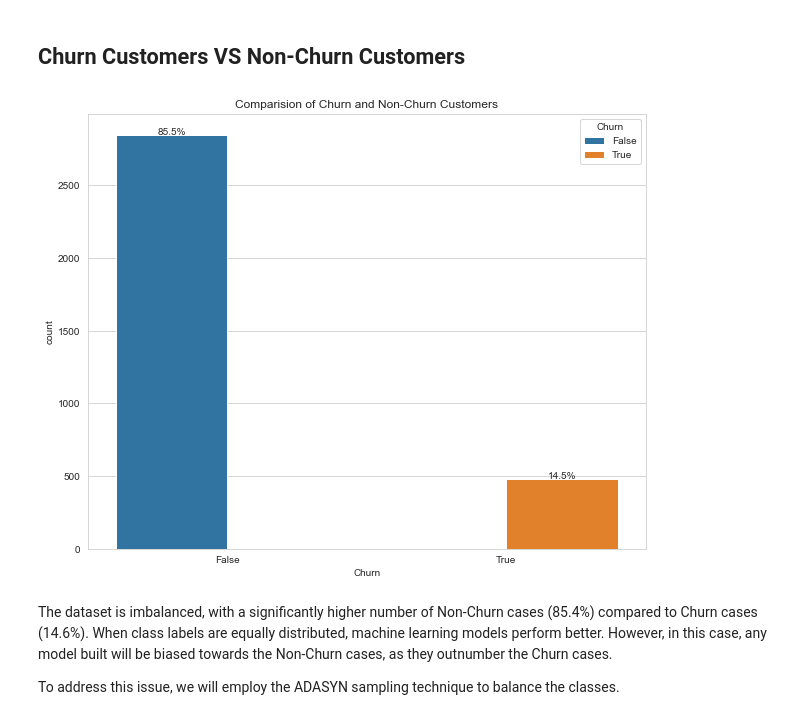
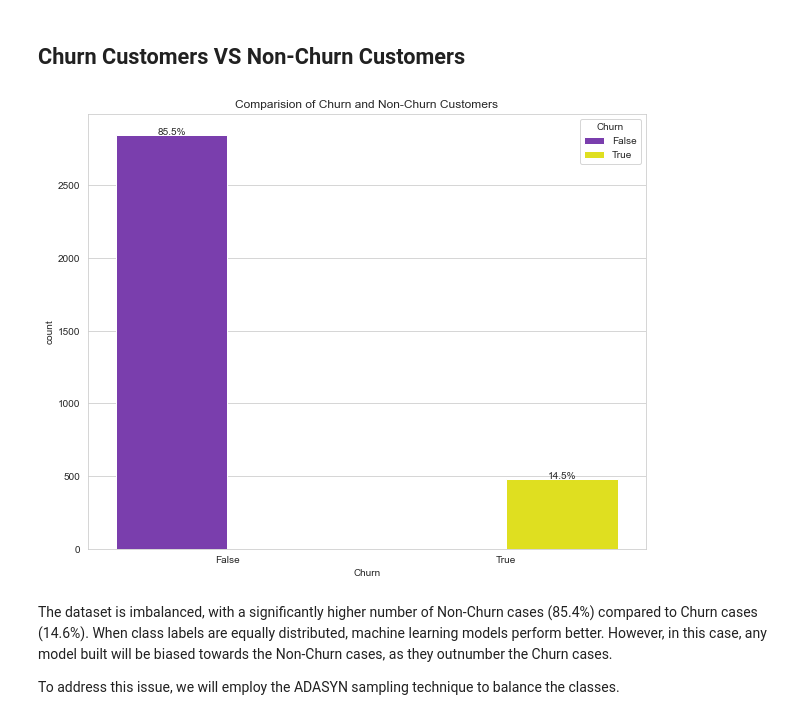
Before and after one commit to Fatima-EzzahraFettah/PhoneOperator_Challenge, a Jupyter notebook: phone_operator_starting_kit.ipynb, the cells around one changed output. Drawn from its saved outputs; the diff is of its cells as text; code cells hidden in the pictures.

```diff
--- a/phone_operator_starting_kit.ipynb
+++ b/phone_operator_starting_kit.ipynb
@@ -486,19 +489,20 @@ plt.show()
 # %%
 # Creating a bar plot for the number and percentage of Churn and Non-Churn
 plt.figure(figsize = (10,8))
 total = float(len(df))
-ax = sns.countplot(x= 'Churn', data = df, hue = 'Churn')
+palette = sns.color_palette(['#7B2CBF', '#FFFF00'])
+ax = sns.countplot(x= 'Churn', data = df, hue = 'Churn', palette=palette)
 plt.title('Comparision of Churn and Non-Churn Customers')
 
 for p in ax.patches:
     percentage = '{:.1f}%'.format(100 * p.get_height()/total)
     x = p.get_x() + (p.get_width()*0.5)
     y = p.get_height()
     ax.annotate(percentage, (x, y), ha = 'center')
 
 plt.show()
 # %% [output]
-[figure, old version]
+[figure, new version]
 # %% [markdown]
 The dataset is imbalanced, with a significantly higher number of Non-Churn cases (85.4%) compared to Churn cases (14.6%). When class labels are equally distributed, machine learning models perform better. However, in this case, any model built will be biased towards the Non-Churn cases, as they outnumber the Churn cases.
 
```
Also changed, not shown: parts of 4 cells of this notebook.
